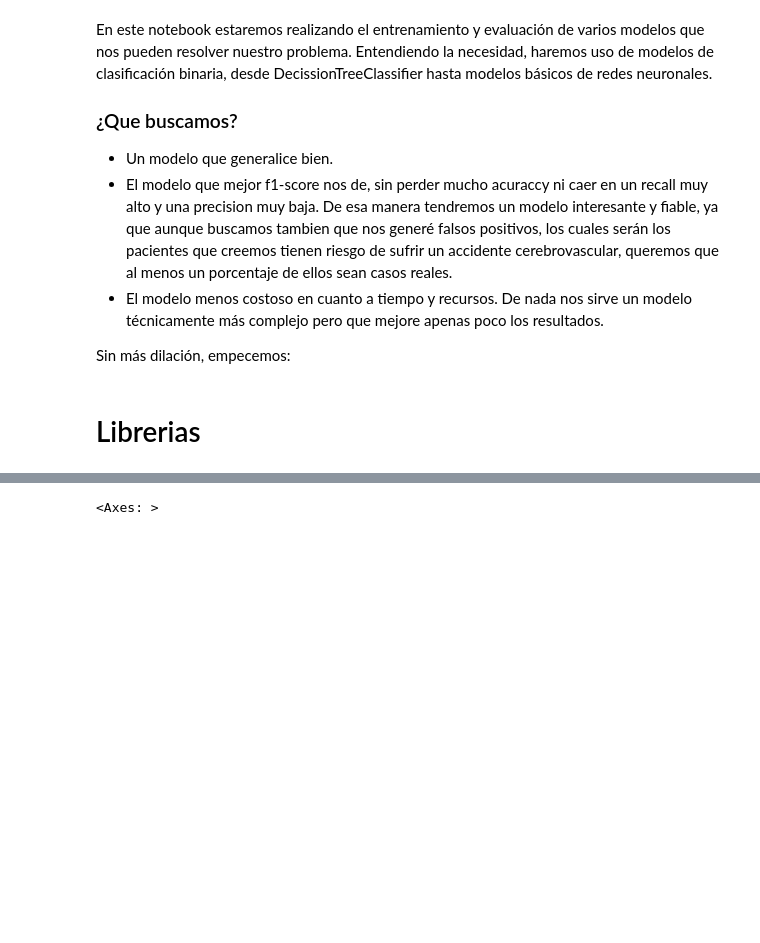
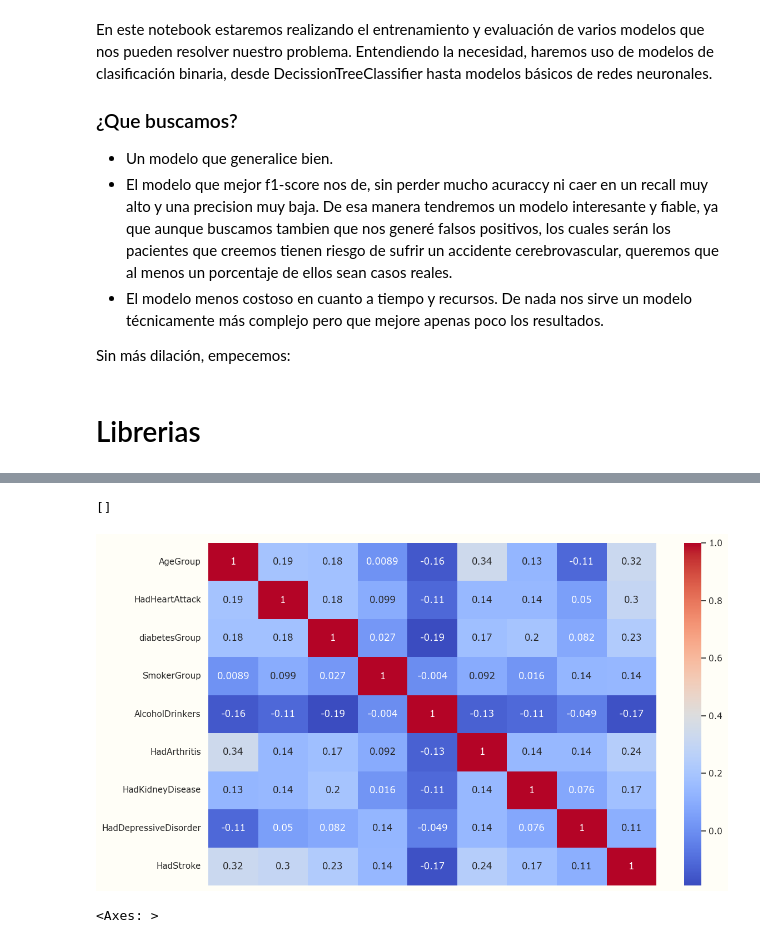
Before and after one commit to manuelfranceschi/ML_StrokePrediction, a Jupyter notebook: notebooks/03_Train_Evaluation.ipynb, the cells around one changed output, grey strips where cells are left out. Drawn from its saved outputs; the diff is of its cells as text; code cells hidden in the pictures; blank space fills up the shorter version.

```diff
--- a/notebooks/03_Train_Evaluation.ipynb
+++ b/notebooks/03_Train_Evaluation.ipynb
@@ -18,7 +18,7 @@ import pickle
 import matplotlib.pyplot as plt
 import seaborn as sns
 from sklearn.model_selection import train_test_split, GridSearchCV, RandomizedSearchCV
-from sklearn.metrics import accuracy_score, r2_score, precision_score, precision_recall_curve, confusion_matrix, recall_score, f1_score
+from sklearn.metrics import accuracy_score, precision_score, confusion_matrix, recall_score, f1_score, multilabel_confusion_matrix
 from sklearn.tree import DecisionTreeClassifier, plot_tree
 from sklearn.linear_model import LogisticRegression
 from sklearn.ensemble import RandomForestClassifier, GradientBoostingClassifier
@@ -30,6 +30,14 @@ from sklearn import svm
 from sklearn.cluster import KMeans
 from sklearn.decomposition import PCA
 from sklearn.neural_network import MLPClassifier
+
+pd.set_option('display.max_columns', 500)
+sns.set_theme(font="Verdana", rc={
+    'axes.facecolor': '#E9F1F7',     # Fondo de los ejes: Azul claro pastel
+    'figure.facecolor': '#FFFEF7',   # Fondo de la figura: Azul más suave
+    'axes.labelcolor': '#1F4E79',    # Color de las etiquetas de los ejes: Azul profundo
+    'axes.titlecolor': '#1F4E79',    # Color del título: Azul profundo      # Color de los ticks del eje y: Azul profundo        # Color del texto: Azul profundo
+})
 # %%
 df_train = pd.read_csv('../data/train/train.csv')
 df_test = pd.read_csv('../data/test/test.csv')
@@ -36,3 +60,12 @@ df_test = pd.read_csv('../data/test/test.csv')
+# %%
+df_og = pd.read_csv('../data/processed/healthcare-dataset-processed.csv')
+df_corr = df_og[['AgeGroup', 'HadHeartAttack', 'diabetesGroup','SmokerGroup', 'AlcoholDrinkers', 'HadArthritis','HadKidneyDisease', 'HadDepressiveDisorder','HadStroke']]
+plt.figure(figsize=(13,8))
+ax = sns.heatmap(df_corr.corr(numeric_only=True), annot=True, cmap="coolwarm")
+ax.set_xticks([])
+# %% [output]
+[]
+[figure, added]
 # %%
 plt.figure(figsize=(13,8))
 sns.heatmap(df_train.corr(numeric_only=True), annot=True, cmap="coolwarm")
```
Also changed, not shown: parts of 51 cells of this notebook, 9 other files.
